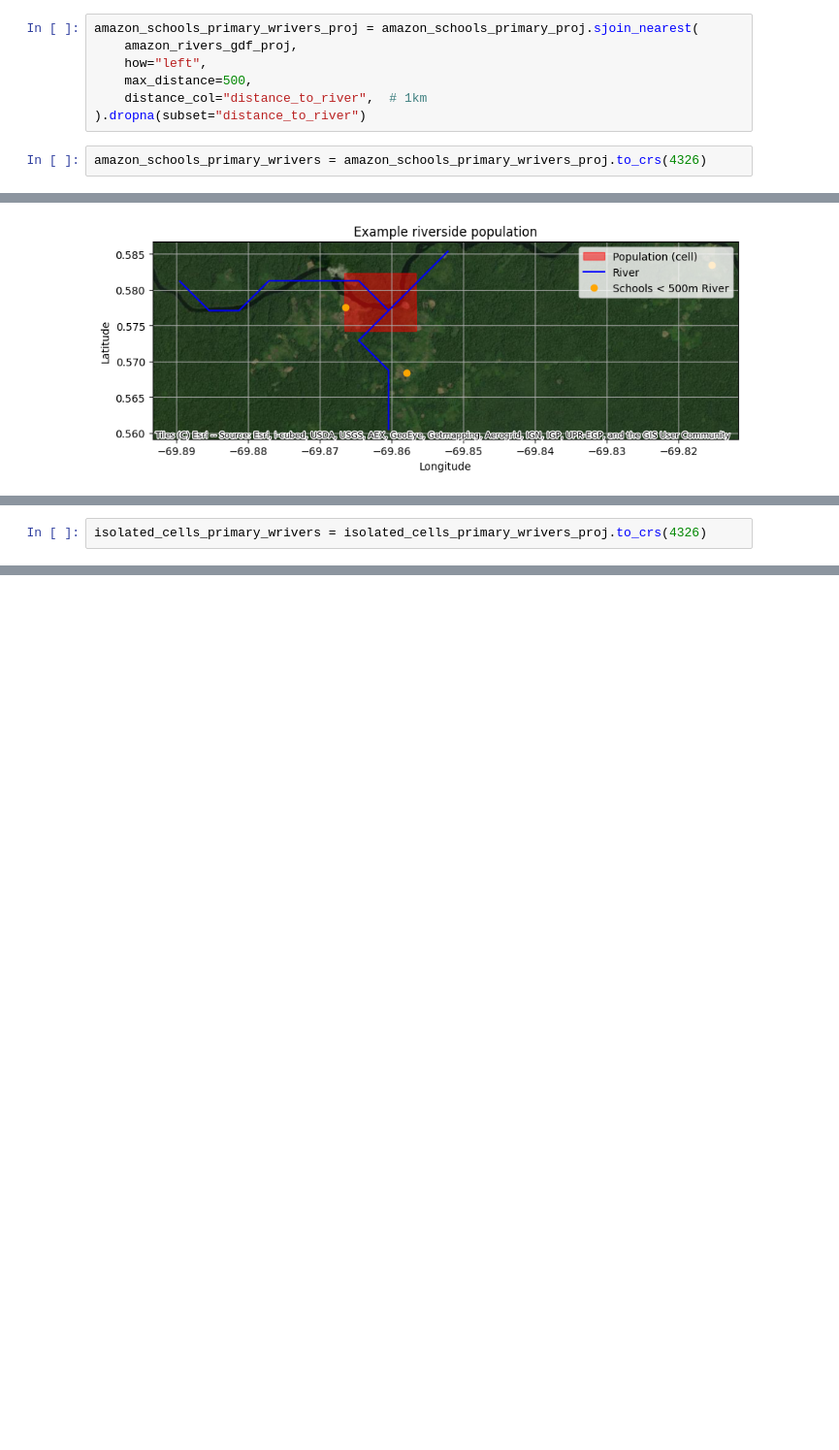
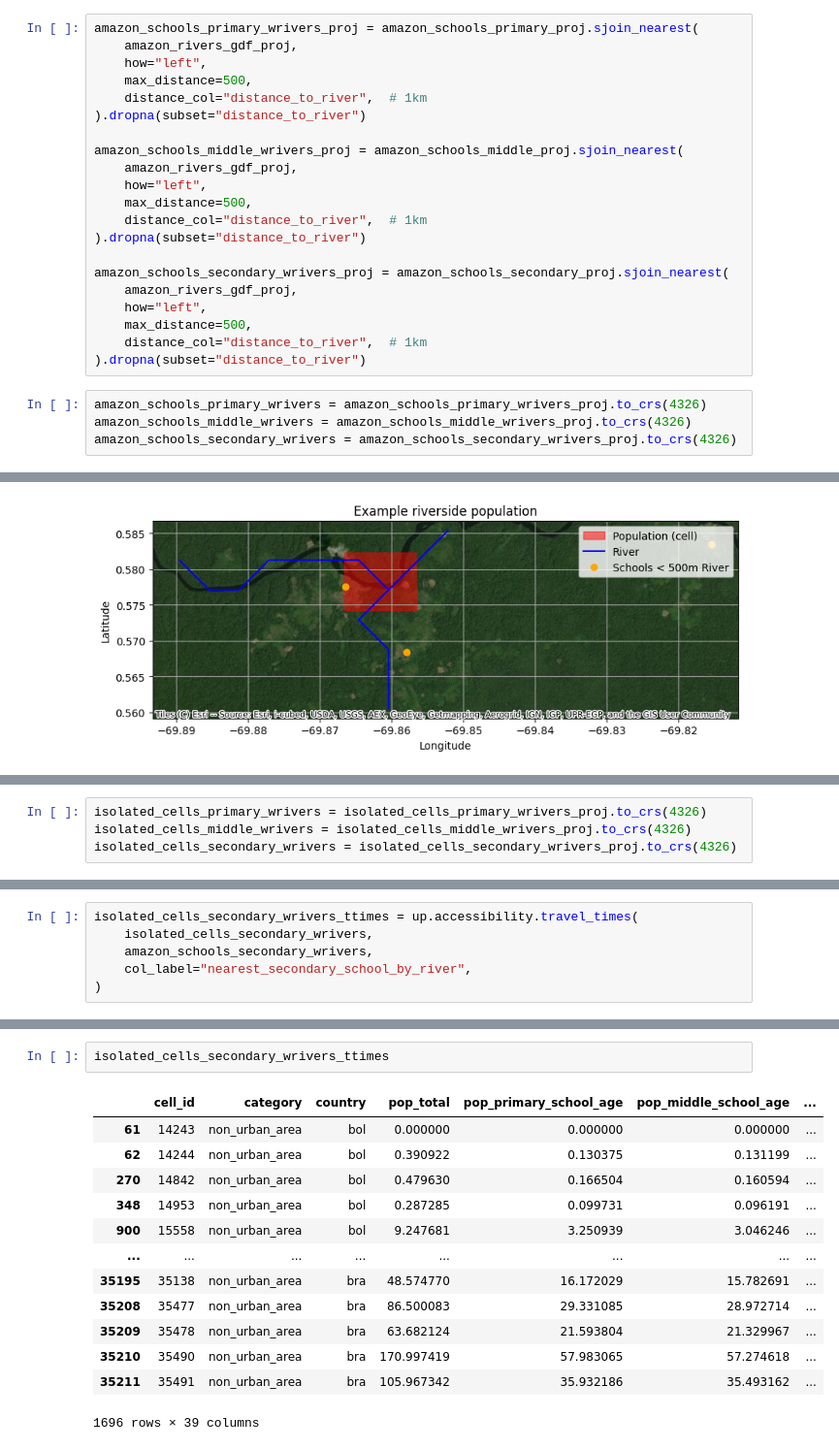
Before and after one commit to Claudio9701/amazon-settlements-edu-access, a Jupyter notebook: 06_01_riverside_schools.ipynb, the cells around one changed output, grey strips where cells are left out. Shown at 97% size. Cells and saved outputs as stored; diff of their text form; blank space fills up the shorter version.

```diff
--- a/06_01_riverside_schools.ipynb
+++ b/06_01_riverside_schools.ipynb
@@ -375,5 +372,21 @@ amazon_schools_primary_wrivers_proj = amazon_schools_primary_proj.sjoin_nearest(
     max_distance=500,
     distance_col="distance_to_river",  # 1km
 ).dropna(subset="distance_to_river")
+
+amazon_schools_middle_wrivers_proj = amazon_schools_middle_proj.sjoin_nearest(
+    amazon_rivers_gdf_proj,
+    how="left",
+    max_distance=500,
+    distance_col="distance_to_river",  # 1km
+).dropna(subset="distance_to_river")
+
+amazon_schools_secondary_wrivers_proj = amazon_schools_secondary_proj.sjoin_nearest(
+    amazon_rivers_gdf_proj,
+    how="left",
+    max_distance=500,
+    distance_col="distance_to_river",  # 1km
+).dropna(subset="distance_to_river")
 # %%
 amazon_schools_primary_wrivers = amazon_schools_primary_wrivers_proj.to_crs(4326)
+amazon_schools_middle_wrivers = amazon_schools_middle_wrivers_proj.to_crs(4326)
+amazon_schools_secondary_wrivers = amazon_schools_secondary_wrivers_proj.to_crs(4326)
@@ -438,2 +466,4 @@ school_point
 # %%
 isolated_cells_primary_wrivers = isolated_cells_primary_wrivers_proj.to_crs(4326)
+isolated_cells_middle_wrivers = isolated_cells_middle_wrivers_proj.to_crs(4326)
+isolated_cells_secondary_wrivers = isolated_cells_secondary_wrivers_proj.to_crs(4326)
@@ -479,0 +490,6 @@ isolated_cells_primary_wrivers_ttimes.shape[0]
+# %%
+isolated_cells_secondary_wrivers_ttimes = up.accessibility.travel_times(
+    isolated_cells_secondary_wrivers,
+    amazon_schools_secondary_wrivers,
+    col_label="nearest_secondary_school_by_river",
+)
@@ -532,0 +752,16 @@ Name: count, dtype: int64
+# %%
+isolated_cells_secondary_wrivers_ttimes
+# %% [output]
+|  | cell_id | category | country | pop_total | pop_primary_school_age | pop_middle_school_age | ... |
+| 61 | 14243 | non_urban_area | bol | 0.000000 | 0.000000 | 0.000000 | ... |
+| 62 | 14244 | non_urban_area | bol | 0.390922 | 0.130375 | 0.131199 | ... |
+| 270 | 14842 | non_urban_area | bol | 0.479630 | 0.166504 | 0.160594 | ... |
+| 348 | 14953 | non_urban_area | bol | 0.287285 | 0.099731 | 0.096191 | ... |
+| 900 | 15558 | non_urban_area | bol | 9.247681 | 3.250939 | 3.046246 | ... |
+| ... | ... | ... | ... | ... | ... | ... | ... |
+| 35195 | 35138 | non_urban_area | bra | 48.574770 | 16.172029 | 15.782691 | ... |
+| 35208 | 35477 | non_urban_area | bra | 86.500083 | 29.331085 | 28.972714 | ... |
+| 35209 | 35478 | non_urban_area | bra | 63.682124 | 21.593804 | 21.329967 | ... |
+| 35210 | 35490 | non_urban_area | bra | 170.997419 | 57.983065 | 57.274618 | ... |
+| 35211 | 35491 | non_urban_area | bra | 105.967342 | 35.932186 | 35.493162 | ... |
+1696 rows × 39 columns
```
Also changed, not shown: parts of 53 cells of this notebook, 2 other files.
